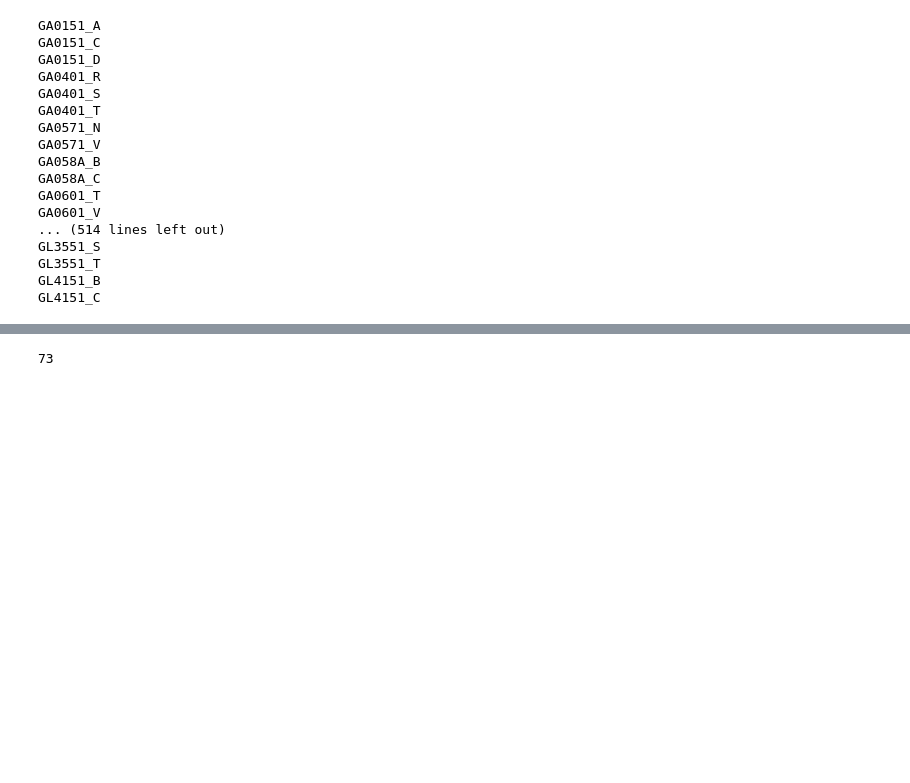
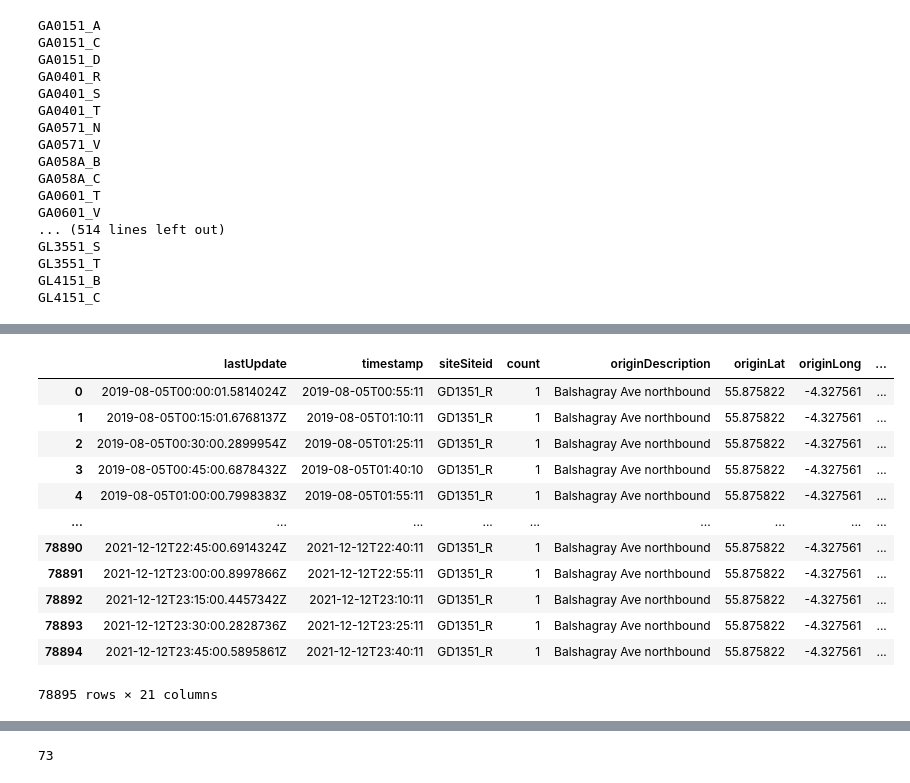
Before and after one commit to YueLi-0816/traffic_prediction, a Jupyter notebook: Data_processing.ipynb, the cells around one changed output, grey strips where cells are left out. Saved outputs shown, nothing was run; the diff lists cells and outputs as text; code cells hidden in the pictures; blank space fills up the shorter version.

```diff
--- a/Data_processing.ipynb
+++ b/Data_processing.ipynb
@@ -108,0 +139,14 @@ flow_stats_df.sort_values(by=['sumFlow'], ascending=False)
+# %%
+from datetime import datetime, timedelta
+
+def get_time_string_list(start,end,interval):
+    start = datetime.strptime(start, "%Y-%m-%d %H:%M:%S")
+    end = datetime.strptime(end, "%Y-%m-%d %H:%M:%S")
+    now = start
+    string_list = []
+    while now <= end:
+        now += timedelta(minutes=15)
+        string_list.append(now.strftime("%Y-%m-%d %H:%M:%S"))
+    return string_list
+
+time_list = get_time_string_list("2019-08-04 23:45:00","2021-12-12 23:30:00",15)
@@ -108,0 +155,10 @@ flow_stats_df.sort_values(by=['sumFlow'], ascending=False)
+# %%
+allTime = pd.DataFrame(time_list, columns=['timeStamp'])
+
+errorTime_range = pd.date_range(date(2019, 10, 17), date(2019, 11, 19)).tolist()
+errorTime_list = [date_obj.strftime('%Y-%m-%d') for date_obj in timestamp_range]
+
+for i in errorTime_list:
+    allTime = allTime[~allTime["timeStamp"].str.contains(i)]
+
+usefulTime = allTime.sort_values(['timeStamp']).reset_index(drop=True)
@@ -108,0 +183,17 @@ flow_stats_df.sort_values(by=['sumFlow'], ascending=False)
+# %%
+# recover the each timestamp to int
+data['timeStamp'] = data['lastUpdate'].str.split('.').str[0].str.replace('T',' ')
+data['time'] = data['timeStamp'].str.split(' ').str[-1].str.split(':',1).str[-1].str.replace(':','.')
+data['time'] = pd.to_numeric(data['time'])
+for i in range(len(data)):
+    if 0 <= data['time'][i] < 15:
+        data['time'][i] = 0
+    elif 15 <= data['time'][i] < 30:
+        data['time'][i] = 15
+    elif 30 <= data['time'][i] < 45:
+        data['time'][i] = 30
+    elif 45 <= data['time'][i] < 60:
+        data['time'][i] = 45
+
+data['time'] = data['time'].astype(str).str.replace('.',':').str.zfill(4).str.ljust(5, '0')
+data['timeStamp'] = data['timeStamp'].str[:-5] + data['time'].str[-5:]
@@ -108,0 +217,16 @@ flow_stats_df.sort_values(by=['sumFlow'], ascending=False)
+# %%
+data
+# %% [output]
+|  | lastUpdate | timestamp | siteSiteid | count | originDescription | originLat | originLong | ... |
+| 0 | 2019-08-05T00:00:01.5814024Z | 2019-08-05T00:55:11 | GD1351_R | 1 | Balshagray Ave northbound | 55.875822 | -4.327561 | ... |
+| 1 | 2019-08-05T00:15:01.6768137Z | 2019-08-05T01:10:11 | GD1351_R | 1 | Balshagray Ave northbound | 55.875822 | -4.327561 | ... |
+| 2 | 2019-08-05T00:30:00.2899954Z | 2019-08-05T01:25:11 | GD1351_R | 1 | Balshagray Ave northbound | 55.875822 | -4.327561 | ... |
+| 3 | 2019-08-05T00:45:00.6878432Z | 2019-08-05T01:40:10 | GD1351_R | 1 | Balshagray Ave northbound | 55.875822 | -4.327561 | ... |
+| 4 | 2019-08-05T01:00:00.7998383Z | 2019-08-05T01:55:11 | GD1351_R | 1 | Balshagray Ave northbound | 55.875822 | -4.327561 | ... |
+| ... | ... | ... | ... | ... | ... | ... | ... | ... |
+| 78890 | 2021-12-12T22:45:00.6914324Z | 2021-12-12T22:40:11 | GD1351_R | 1 | Balshagray Ave northbound | 55.875822 | -4.327561 | ... |
+| 78891 | 2021-12-12T23:00:00.8997866Z | 2021-12-12T22:55:11 | GD1351_R | 1 | Balshagray Ave northbound | 55.875822 | -4.327561 | ... |
+| 78892 | 2021-12-12T23:15:00.4457342Z | 2021-12-12T23:10:11 | GD1351_R | 1 | Balshagray Ave northbound | 55.875822 | -4.327561 | ... |
+| 78893 | 2021-12-12T23:30:00.2828736Z | 2021-12-12T23:25:11 | GD1351_R | 1 | Balshagray Ave northbound | 55.875822 | -4.327561 | ... |
+| 78894 | 2021-12-12T23:45:00.5895861Z | 2021-12-12T23:40:11 | GD1351_R | 1 | Balshagray Ave northbound | 55.875822 | -4.327561 | ... |
+78895 rows × 21 columns
```
Also changed, not shown: parts of 13 cells of this notebook.
